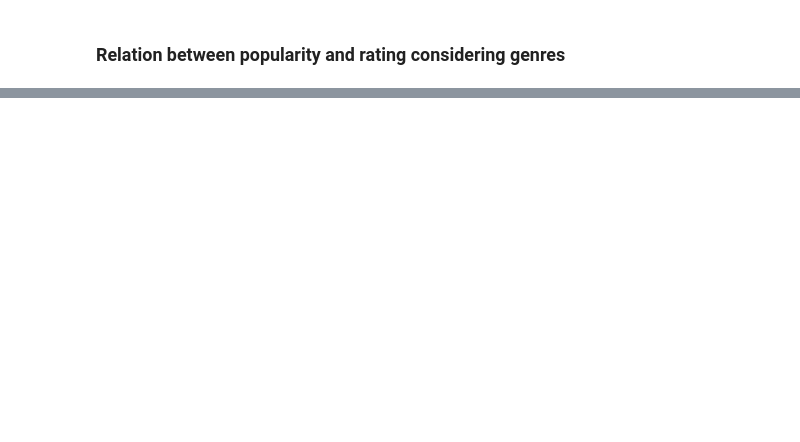
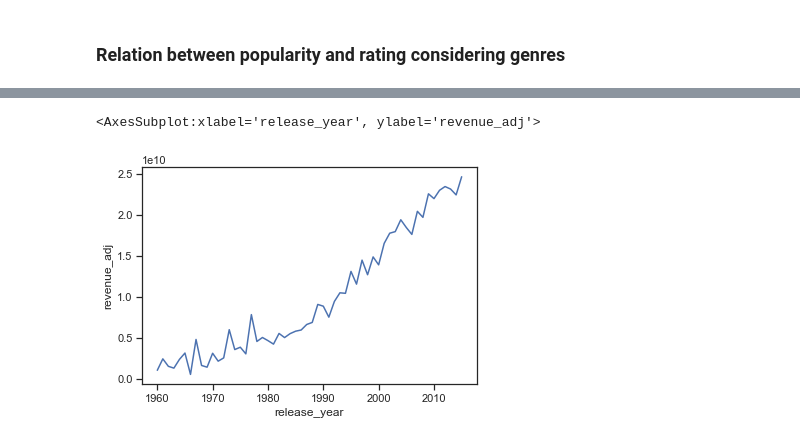
Before and after one commit to HossamHeikal/Investigate-dataset, a Jupyter notebook: investigate-a-dataset-template.ipynb, the cells around one changed output, grey strips where cells are left out. Drawn from its saved outputs; the diff is of its cells as text; code cells hidden in the pictures; blank space fills up the shorter version.

```diff
--- a/investigate-a-dataset-template.ipynb
+++ b/investigate-a-dataset-template.ipynb
@@ -357,0 +370,3 @@ plot.grid()
+# %%
+data = df_clean.groupby('release_year').sum()
+data.head()
@@ -357,0 +381,5 @@ plot.grid()
+# %%
+sns.lineplot(data = data, x = data.index, y = 'revenue_adj')
+# %% [output]
+<AxesSubplot:xlabel='release_year', ylabel='revenue_adj'>
+[figure, added]
```
Also changed, not shown: parts of 18 cells of this notebook, 2 other files.
